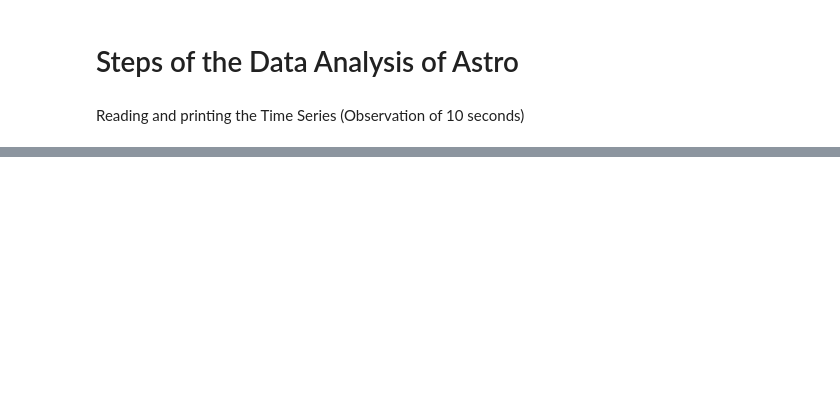
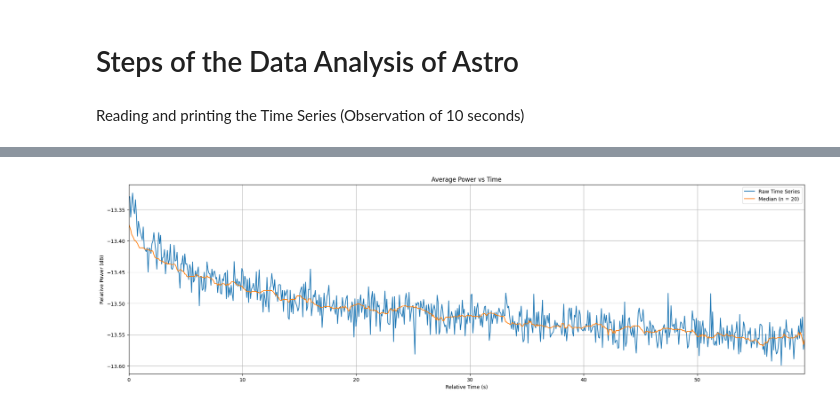
Before and after one commit to kesoglidis/Astro, a Jupyter notebook: Astro.ipynb, the cells around one changed output, grey strips where cells are left out. Cells and saved outputs as stored; diff of their text form; code cells hidden in the pictures; blank space fills up the shorter version.

```diff
--- a/Astro.ipynb
+++ b/Astro.ipynb
@@ -25,0 +27,14 @@ ValueError: x and y must have same first dimension, but have shapes (1140,) and
+# %%
+ax4.set_xlabel('Relative Time (s)')
+ax4.set_ylabel('Relative Power (dB)')
+
+N = sum(1 for column in timeSeries['Relative Power'])
+median_power = timeSeries['Relative Power'].copy()
+for i in range(0, N):
+			median_power[i] = np.nanmedian(median_power[i:i+20])
+ax4.plot(timeSeries['Relative Time'], median_power, label='Median (n = 20)')
+ax4.legend()
+
+fig
+# %% [output]
+[figure, added]
```
Also changed, not shown: parts of 12 cells of this notebook, 2 other files.
